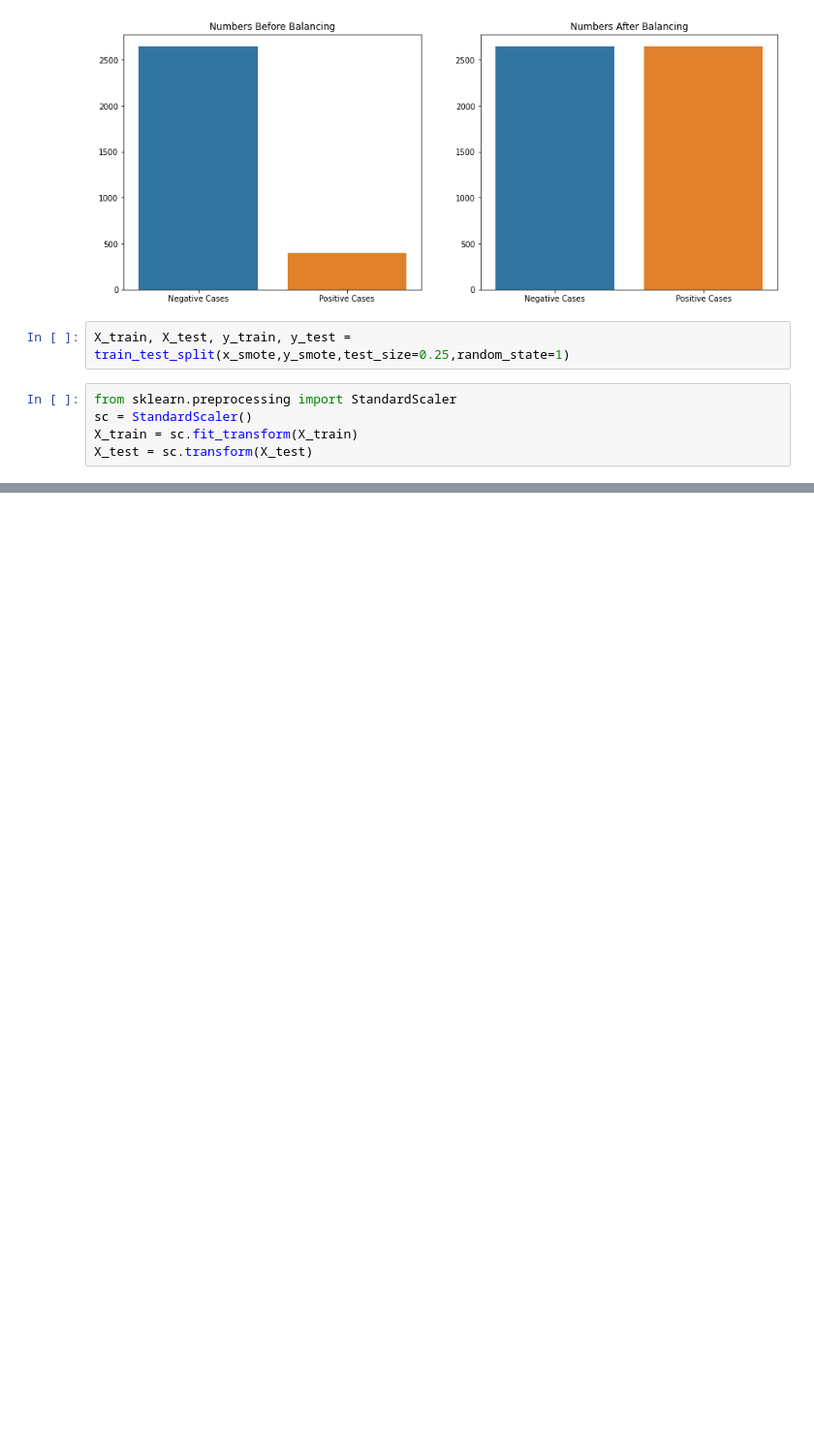
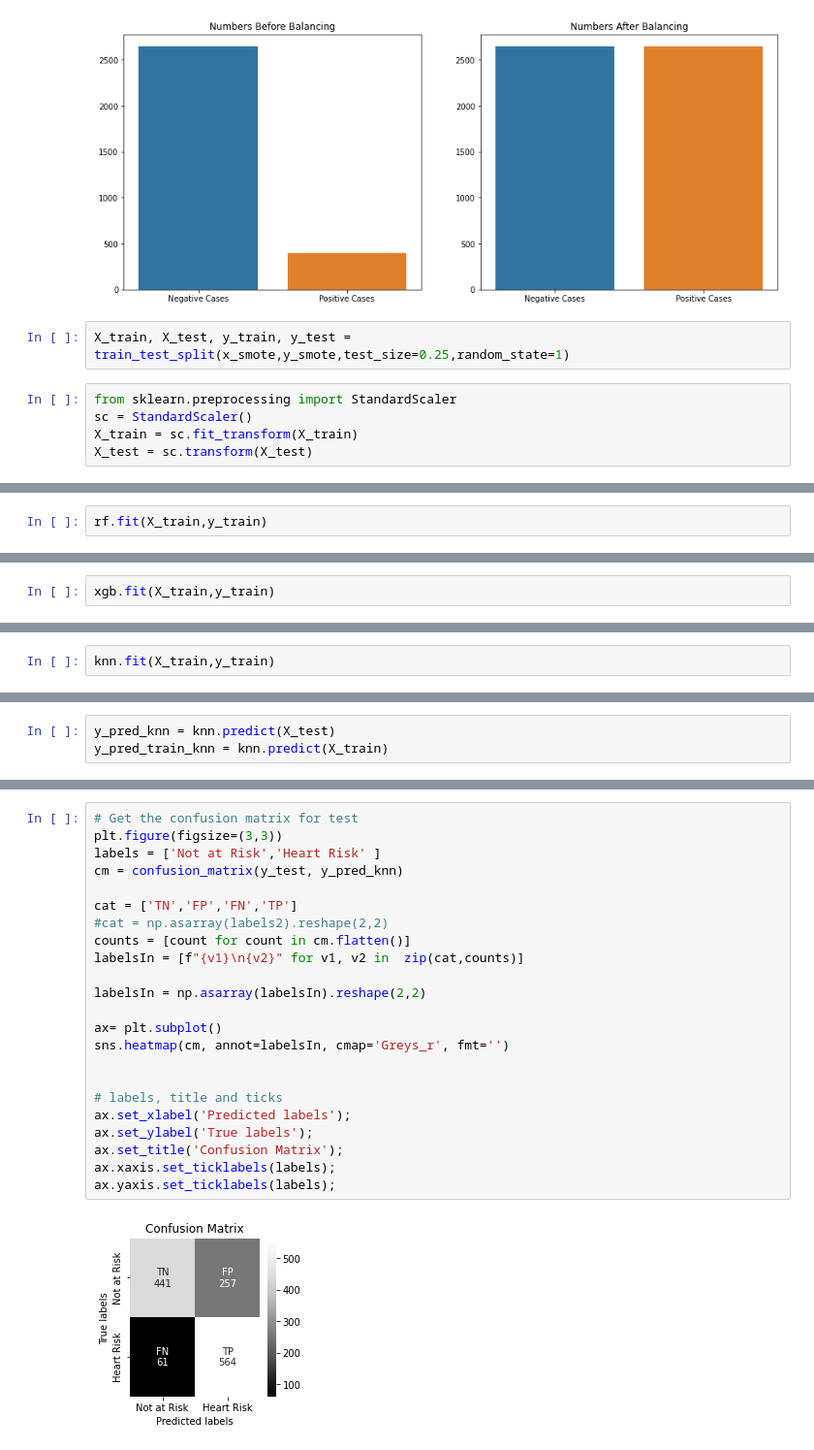
Before and after one commit to pmgumble/Cardiovascular-Risk-Prediction, a Jupyter notebook: Pratik_M_Gumble_Cardiovascular_Risk_Prediction.ipynb, the cells around one changed output, grey strips where cells are left out. Shown at 97% size. Saved outputs shown, nothing was run; the diff lists cells and outputs as text; blank space fills up the shorter version.

```diff
--- a/Pratik_M_Gumble_Cardiovascular_Risk_Prediction.ipynb
+++ b/Pratik_M_Gumble_Cardiovascular_Risk_Prediction.ipynb
@@ -516,0 +691,2 @@ X_test = sc.transform(X_test)
+# %%
+rf.fit(X_train,y_train)
@@ -516,0 +714,2 @@ X_test = sc.transform(X_test)
+# %%
+xgb.fit(X_train,y_train)
@@ -516,0 +737,2 @@ X_test = sc.transform(X_test)
+# %%
+knn.fit(X_train,y_train)
@@ -516,0 +744,3 @@ X_test = sc.transform(X_test)
+# %%
+y_pred_knn = knn.predict(X_test)
+y_pred_train_knn = knn.predict(X_train)
@@ -516,0 +758,25 @@ X_test = sc.transform(X_test)
+# %%
+# Get the confusion matrix for test
+plt.figure(figsize=(3,3))
+labels = ['Not at Risk','Heart Risk' ]
+cm = confusion_matrix(y_test, y_pred_knn)
+
+cat = ['TN','FP','FN','TP']
+#cat = np.asarray(labels2).reshape(2,2)
+counts = [count for count in cm.flatten()]
+labelsIn = [f"{v1}\n{v2}" for v1, v2 in  zip(cat,counts)]
+
+labelsIn = np.asarray(labelsIn).reshape(2,2)
+
+ax= plt.subplot()
+sns.heatmap(cm, annot=labelsIn, cmap='Greys_r', fmt='')
+
+
+# labels, title and ticks
+ax.set_xlabel('Predicted labels');
+ax.set_ylabel('True labels');
+ax.set_title('Confusion Matrix');
+ax.xaxis.set_ticklabels(labels);
+ax.yaxis.set_ticklabels(labels);
+# %% [output]
+[figure, added]
```
Also changed, not shown: parts of 98 cells of this notebook.
